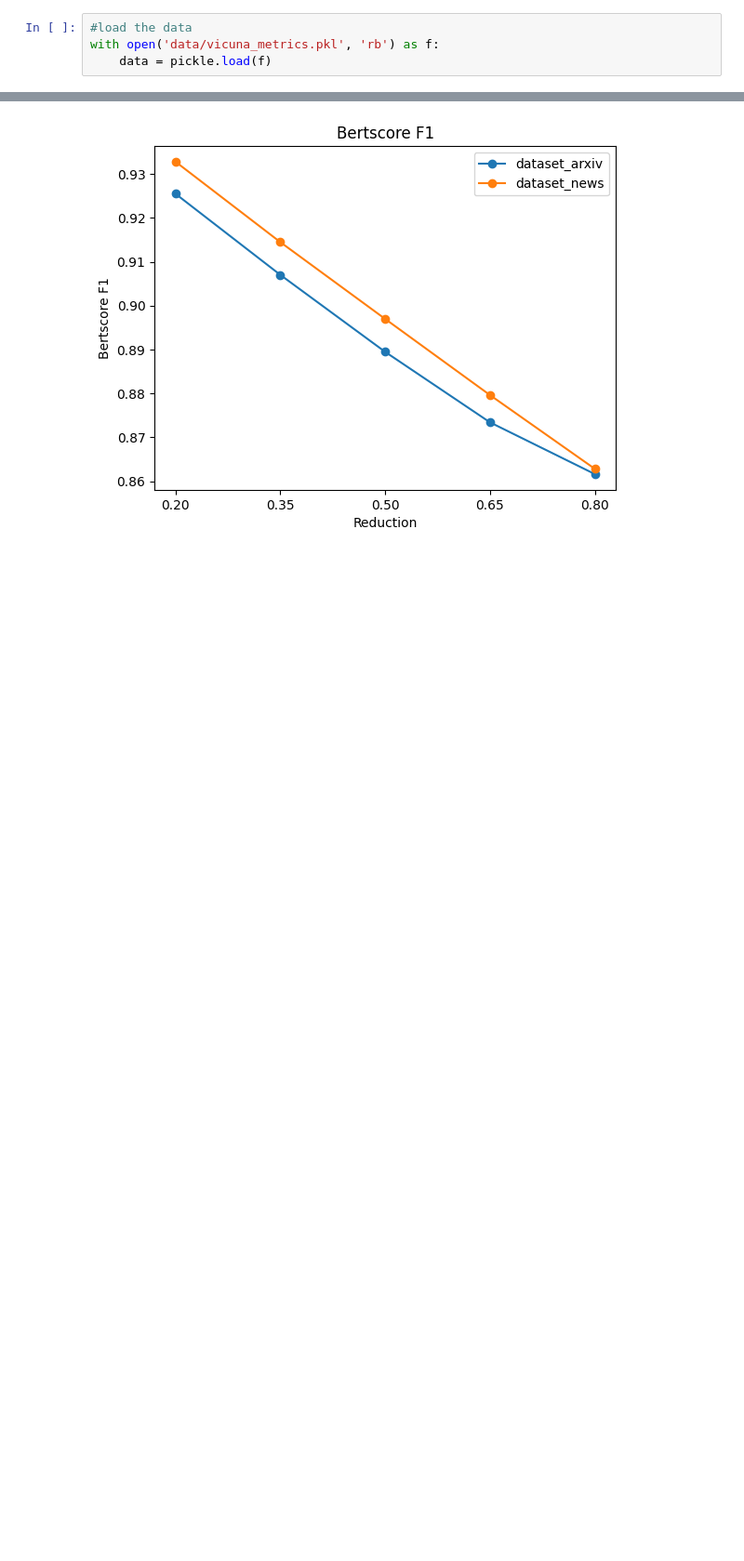
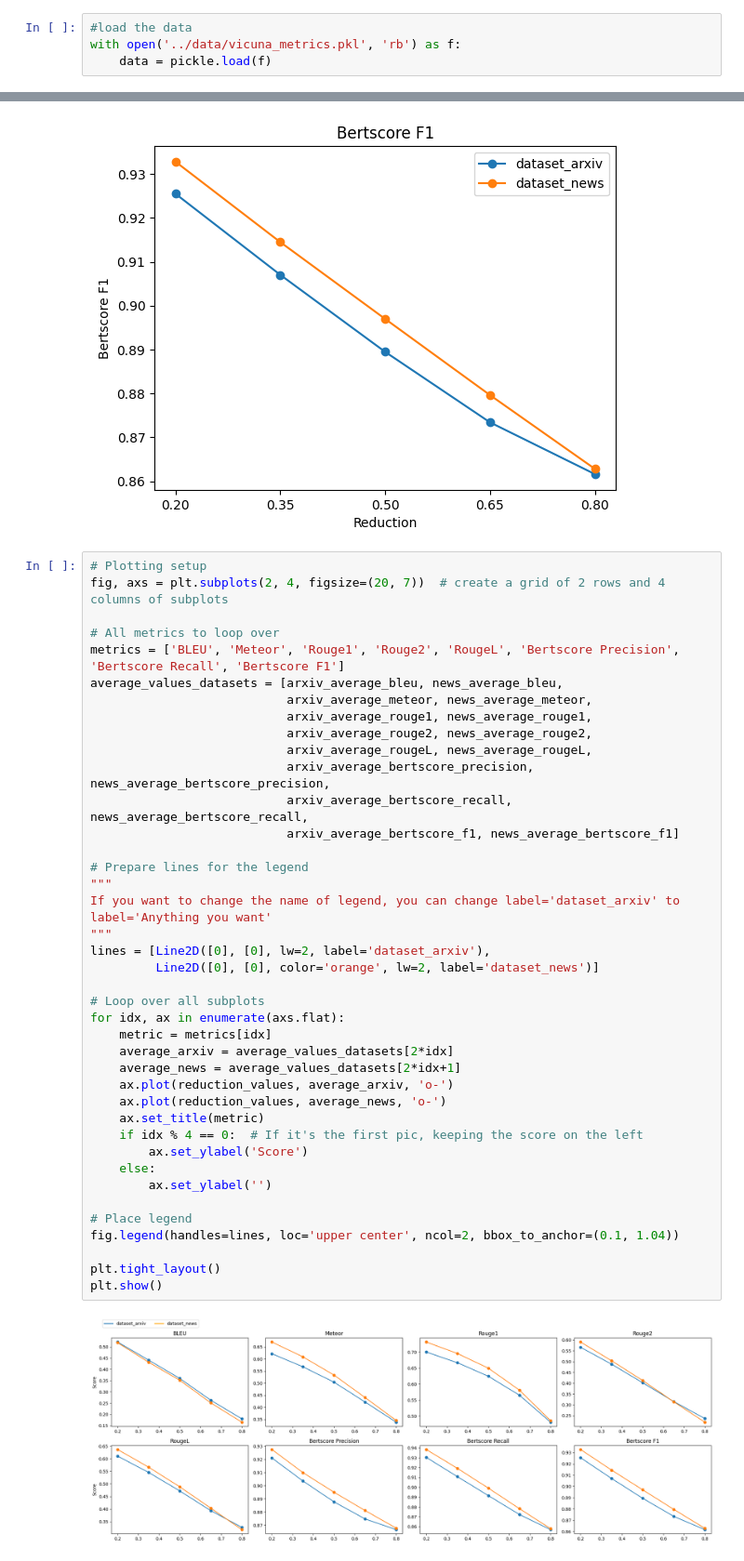
Before and after one commit to JacksonDongg/dissertation, a Jupyter notebook: vicuna_metrics_pic/pic_dataset.ipynb, the cells around one changed output, grey strips where cells are left out. Shown at 93% size. Cells and saved outputs as stored; diff of their text form; blank space fills up the shorter version.

```diff
--- a/vicuna_metrics_pic/pic_dataset.ipynb
+++ b/vicuna_metrics_pic/pic_dataset.ipynb
@@ -7,7 +8,7 @@ import matplotlib.pyplot as plt
 # dataset vs dataset
 # %%
 #load the data
-with open('data/vicuna_metrics.pkl', 'rb') as f:
+with open('../data/vicuna_metrics.pkl', 'rb') as f:
     data = pickle.load(f)
 # %%
 print(data.keys())
@@ -412,3 +413,45 @@ plt.legend()
 plt.show()
 # %% [output]
 [figure]
+# %%
+# Plotting setup
+fig, axs = plt.subplots(2, 4, figsize=(20, 7))  # create a grid of 2 rows and 4 columns of subplots
+
+# All metrics to loop over
+metrics = ['BLEU', 'Meteor', 'Rouge1', 'Rouge2', 'RougeL', 'Bertscore Precision', 'Bertscore Recall', 'Bertscore F1']
+average_values_datasets = [arxiv_average_bleu, news_average_bleu,
+                           arxiv_average_meteor, news_average_meteor,
+                           arxiv_average_rouge1, news_average_rouge1,
+                           arxiv_average_rouge2, news_average_rouge2,
+                           arxiv_average_rougeL, news_average_rougeL,
+                           arxiv_average_bertscore_precision, news_average_bertscore_precision,
+                           arxiv_average_bertscore_recall, news_average_bertscore_recall,
+                           arxiv_average_bertscore_f1, news_average_bertscore_f1]
+
+# Prepare lines for the legend
+"""
+If you want to change the name of legend, you can change label='dataset_arxiv' to label='Anything you want'
+"""
+lines = [Line2D([0], [0], lw=2, label='dataset_arxiv'),
+         Line2D([0], [0], color='orange', lw=2, label='dataset_news')]
+
+# Loop over all subplots
+for idx, ax in enumerate(axs.flat):
+    metric = metrics[idx]
+    average_arxiv = average_values_datasets[2*idx]
+    average_news = average_values_datasets[2*idx+1]
+    ax.plot(reduction_values, average_arxiv, 'o-')
+    ax.plot(reduction_values, average_news, 'o-')
+    ax.set_title(metric)
+    if idx % 4 == 0:  # If it's the first pic, keeping the score on the left
+        ax.set_ylabel('Score')
+    else:
+        ax.set_ylabel('')
+
+# Place legend
+fig.legend(handles=lines, loc='upper center', ncol=2, bbox_to_anchor=(0.1, 1.04))
+
+plt.tight_layout()
+plt.show()
+# %% [output]
+[figure, added]
```
Also changed, not shown: parts of 1 cell of this notebook, 2 other files.
